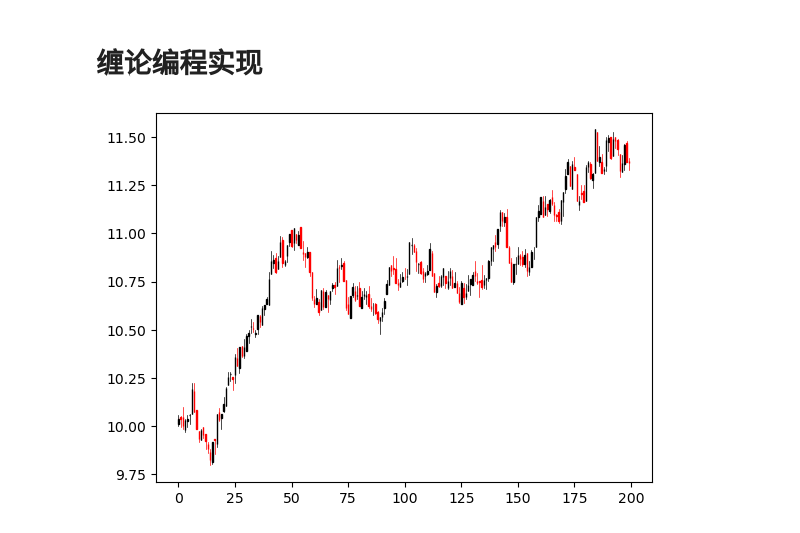
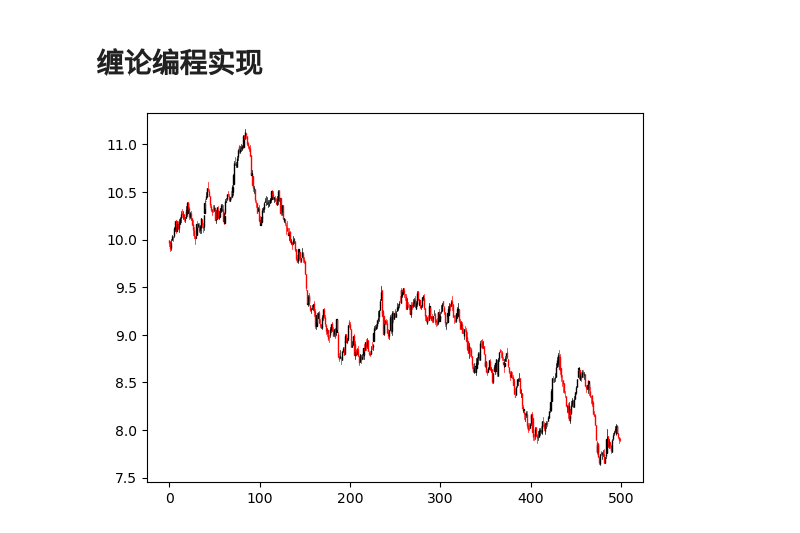
Before and after one commit to xitongsys/notes, a Jupyter notebook: finance/chanlun/example.ipynb, the cells around one changed output. Drawn from its saved outputs; the diff is of its cells as text; code cells hidden in the pictures.

```diff
--- a/finance/chanlun/example.ipynb
+++ b/finance/chanlun/example.ipynb
@@ -3,27 +3,27 @@
 # %%
 # 随机生成 1min KLine 作为example
 
 import pandas as pd
 import numpy as np
 import matplotlib.pyplot as plt
 from mplfinance.original_flavor import candlestick_ohlc
 
-N = 200
+N = 500
 px = (1+ np.cumsum(np.random.normal(0, 0.0015, 20 * N))) * 10
 px = pd.Series(px)
 opn = px.groupby(px.index // 20).first()
 cls = px.groupby(px.index // 20).last()
 hgh = px.groupby(px.index // 20).max()
 low = px.groupby(px.index // 20).min()
 ts = pd.Series(opn.index)
 
 df_kline = pd.concat([ts.rename('time'), opn.rename('open'), hgh.rename('high'), low.rename('low'), cls.rename('close')], axis=1)
 
 # plot
 fig,ax = plt.subplots()
 _ = candlestick_ohlc(ax, df_kline.values)
 # %% [output]
-[figure, old version]
+[figure, new version]
 # %%
 # 缠论 K 线
 
```
Also changed, not shown: parts of 4 cells of this notebook.
